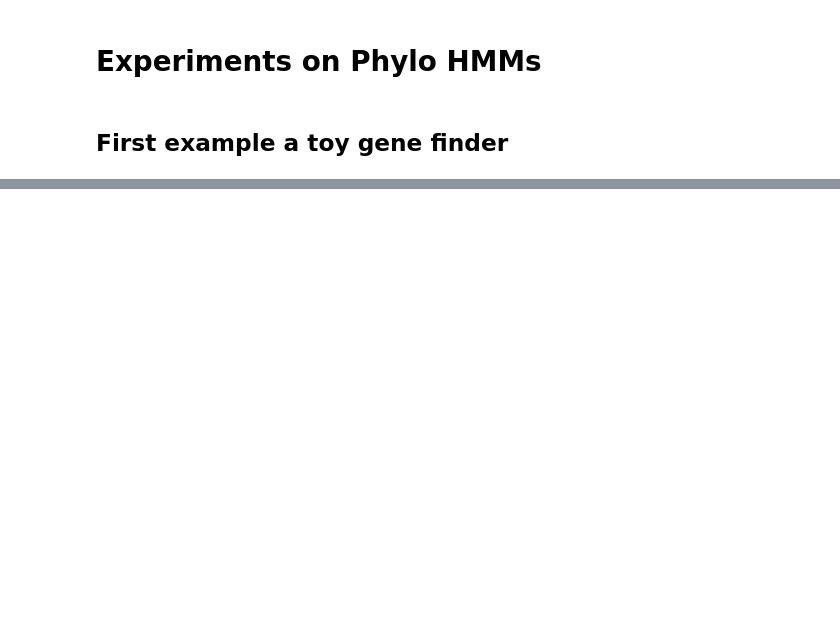
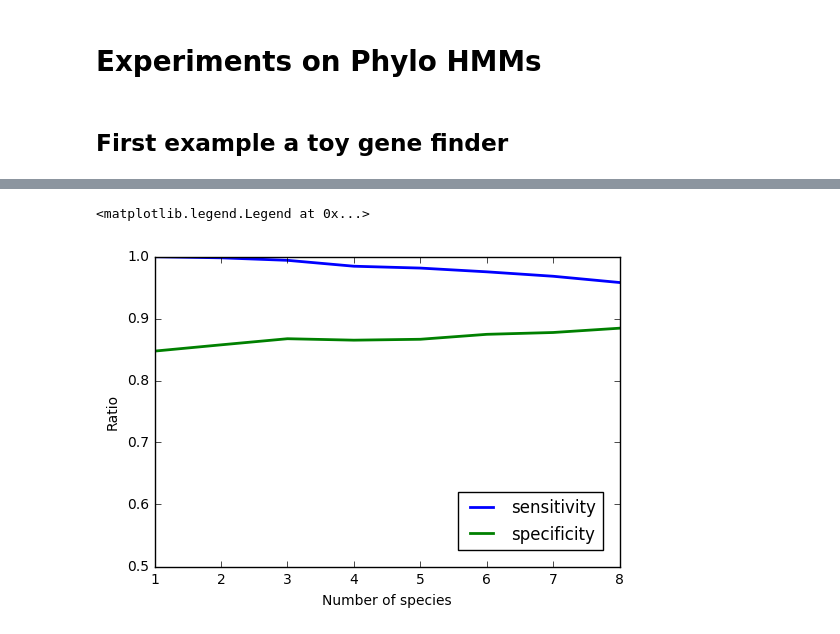
Before and after one commit to zaccharieramzi/phylo-hmm, a Jupyter notebook: pdt_experiments.ipynb, the cells around one changed output, grey strips where cells are left out. Drawn from its saved outputs; the diff is of its cells as text; code cells hidden in the pictures; blank space fills up the shorter version.

```diff
--- a/pdt_experiments.ipynb
+++ b/pdt_experiments.ipynb
@@ -175,0 +106,19 @@ subtree
+# %%
+axes = plt.gca()
+# axes.set_xlim([xmin,xmax])
+axes.set_ylim([0.5, 1])
+plt.xlabel('Number of species')
+plt.ylabel('Ratio')
+handles= [
+    #plt.plot(range(1, n_species+1), precision.mean(axis=0),
+    #         linewidth=2),
+    plt.plot(range(1, n_species+1), sensitivity_unif.mean(axis=0),
+             linewidth=2),
+    plt.plot(range(1, n_species+1), specificity_unif.mean(axis=0),
+             linewidth=2)
+    ]
+plt.legend(handles, labels=["sensitivity", "specificity"],
+           loc=4, borderaxespad=1.)
+# %% [output]
+<matplotlib.legend.Legend at 0x...>
+[figure, added]
```
Also changed, not shown: parts of 10 cells of this notebook, 1 other file.
